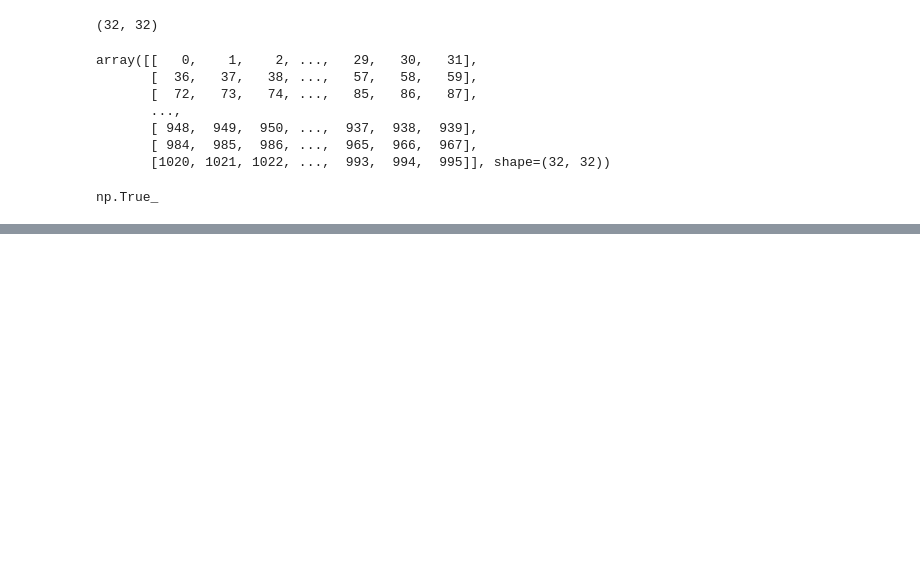
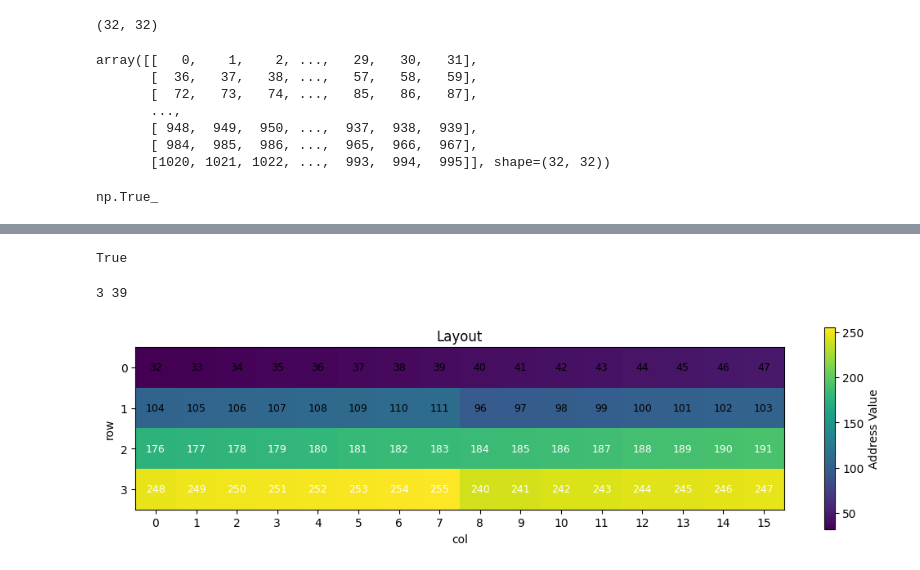
Before and after one commit to PranavDeepakSathya/theCudaBender, a Jupyter notebook: TMA_stuff/swizzler.ipynb, the cells around one changed output, grey strips where cells are left out. Saved outputs shown, nothing was run; the diff lists cells and outputs as text; code cells hidden in the pictures; blank space fills up the shorter version.

```diff
--- a/TMA_stuff/swizzler.ipynb
+++ b/TMA_stuff/swizzler.ipynb
@@ -190,10 +190,12 @@ def make_swizzle(layout, n_elems_per_vector, n_bytes_per_elem,
     # collapse back: take first byte of each atom
     swizzled_elem_arr = swizzled_layout_arr.flatten()[::ATOM_BYTES] // ATOM_BYTES
 
-    # --- bank grouping ---
-    banks_per_vec_word = ATOM_BYTES // 4
-    n_bank_groups = 32 // banks_per_vec_word
-
+    if ATOM_BYTES >= 4:
+      banks_per_vec_word = ATOM_BYTES // 4
+      n_bank_groups = 32 // banks_per_vec_word
+    else:
+        banks_per_vec_word = ATOM_BYTES / 4
+        n_bank_groups = int(np.ceil(32/banks_per_vec_word))
     # reshape colexical (CUTLASS-style)
     orig_atoms = layout_arr.reshape(layout.shape_int, order="F")
     swiz_atoms = swizzled_elem_arr.reshape(layout.shape_int, order="F")
@@ -310,0 +315,8 @@ np.True_
+# %%
+layout = Layout((64,64),(64,1), "na")
+b_bits = 3
+m_base = 4
+s_shift = 3
+n_bytes_per_elem = 2
+n_elems_per_vector = 1
+no_swiz,swiz, no_swiz_bank, swiz_bank = make_swizzle(layout,n_elems_per_vector, n_bytes_per_elem, b_bits, m_base,s_shift)
@@ -310,0 +354,4 @@ np.True_
+# %%
+print(255 in swiz)
+# %% [output]
+True
@@ -310,0 +360,11 @@ np.True_
+# %%
+for x in range(64):
+  for y in range(64):
+    if swiz[x][y] == 255:
+      print(x,y)
+# %% [output]
+3 39
+# %%
+draw_layout(swiz[0:4,32:48])
+# %% [output]
+[figure, added]
```
Also changed, not shown: parts of 5 cells of this notebook, 3 other files.
